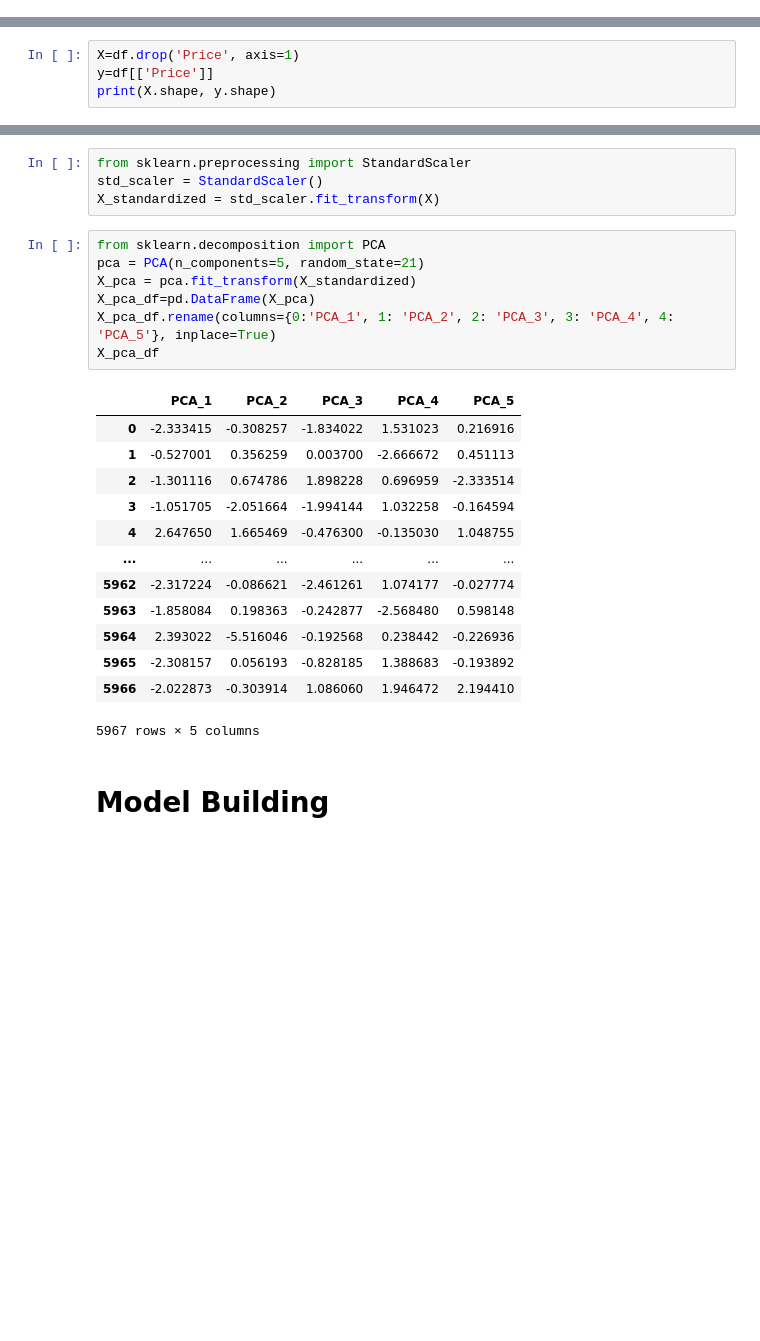
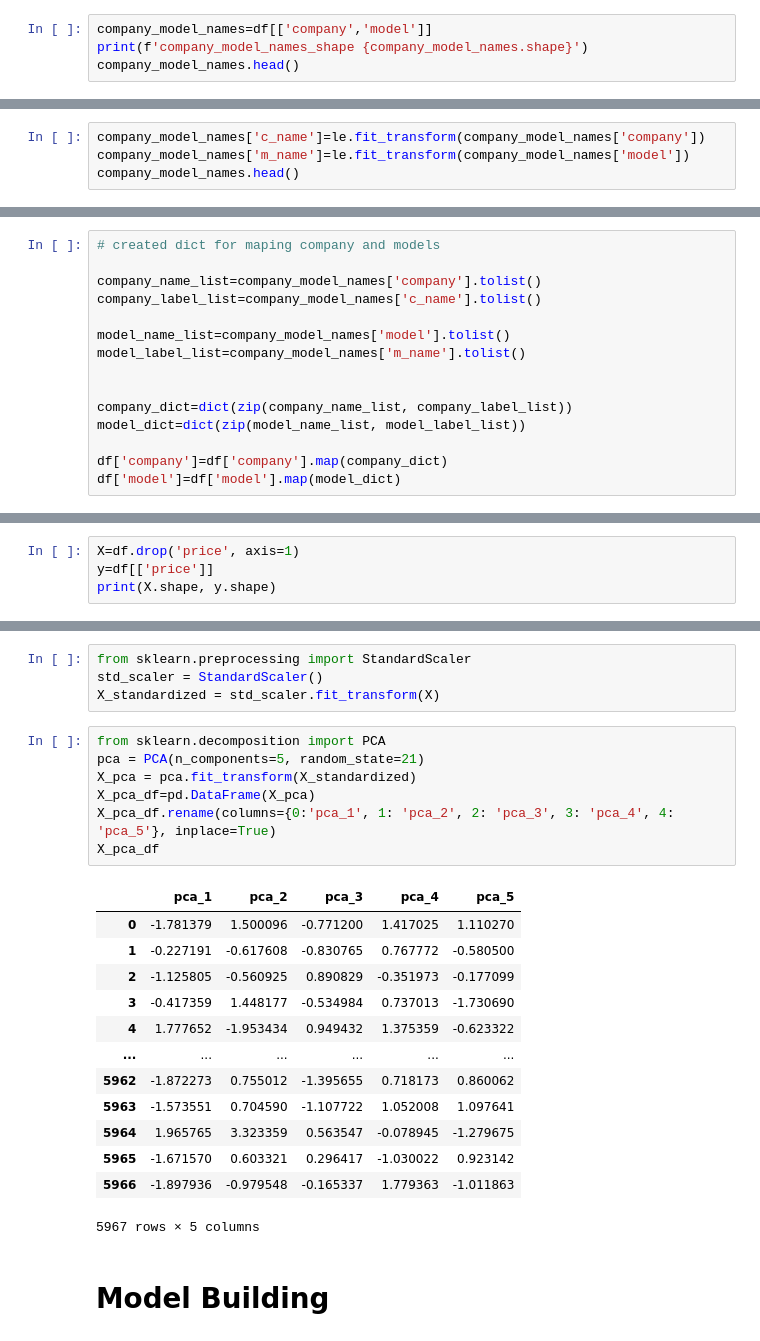
Before and after one commit to akshaypatil7015/Car-Price-Prediction, a Jupyter notebook: used-car-price-prediction-main.ipynb, the cells around one changed output, grey strips where cells are left out. Saved outputs shown, nothing was run; the diff lists cells and outputs as text; blank space fills up the shorter version.

Commit message:
Kaggle Notebook | used car price prediction main | Version 5

```diff
--- a/used-car-price-prediction-main.ipynb
+++ b/used-car-price-prediction-main.ipynb
@@ -194,0 +181,4 @@ Length: 248, dtype: int64
+# %%
+company_model_names=df[['company','model']]
+print(f'company_model_names_shape {company_model_names.shape}')
+company_model_names.head()
@@ -194,0 +193,4 @@ Length: 248, dtype: int64
+# %%
+company_model_names['c_name']=le.fit_transform(company_model_names['company'])
+company_model_names['m_name']=le.fit_transform(company_model_names['model'])
+company_model_names.head()
@@ -194,0 +214,15 @@ Length: 248, dtype: int64
+# %%
+# created dict for maping company and models
+
+company_name_list=company_model_names['company'].tolist()
+company_label_list=company_model_names['c_name'].tolist()
+
+model_name_list=company_model_names['model'].tolist()
+model_label_list=company_model_names['m_name'].tolist()
+
+
+company_dict=dict(zip(company_name_list, company_label_list))
+model_dict=dict(zip(model_name_list, model_label_list))
+
+df['company']=df['company'].map(company_dict)
+df['model']=df['model'].map(model_dict)
@@ -195,7 +238,7 @@ Length: 248, dtype: int64
 # %% [markdown]
 ## PCA
 # %%
-X=df.drop('Price', axis=1)
-y=df[['Price']]
+X=df.drop('price', axis=1)
+y=df[['price']]
 print(X.shape, y.shape)
 # %% [output]
@@ -207,23 +250,23 @@ X_standardized = std_scaler.fit_transform(X)
 # %%
 from sklearn.decomposition import PCA
 pca = PCA(n_components=5, random_state=21)
 X_pca = pca.fit_transform(X_standardized)
 X_pca_df=pd.DataFrame(X_pca)
-X_pca_df.rename(columns={0:'PCA_1', 1: 'PCA_2', 2: 'PCA_3', 3: 'PCA_4', 4: 'PCA_5'}, inplace=True)
+X_pca_df.rename(columns={0:'pca_1', 1: 'pca_2', 2: 'pca_3', 3: 'pca_4', 4: 'pca_5'}, inplace=True)
 X_pca_df
 # %% [output]
-|  | PCA_1 | PCA_2 | PCA_3 | PCA_4 | PCA_5 |
-| 0 | -2.333415 | -0.308257 | -1.834022 | 1.531023 | 0.216916 |
-| 1 | -0.527001 | 0.356259 | 0.003700 | -2.666672 | 0.451113 |
-| 2 | -1.301116 | 0.674786 | 1.898228 | 0.696959 | -2.333514 |
-| 3 | -1.051705 | -2.051664 | -1.994144 | 1.032258 | -0.164594 |
-| 4 | 2.647650 | 1.665469 | -0.476300 | -0.135030 | 1.048755 |
+|  | pca_1 | pca_2 | pca_3 | pca_4 | pca_5 |
+| 0 | -1.781379 | 1.500096 | -0.771200 | 1.417025 | 1.110270 |
+| 1 | -0.227191 | -0.617608 | -0.830765 | 0.767772 | -0.580500 |
+| 2 | -1.125805 | -0.560925 | 0.890829 | -0.351973 | -0.177099 |
+| 3 | -0.417359 | 1.448177 | -0.534984 | 0.737013 | -1.730690 |
+| 4 | 1.777652 | -1.953434 | 0.949432 | 1.375359 | -0.623322 |
 | ... | ... | ... | ... | ... | ... |
-| 5962 | -2.317224 | -0.086621 | -2.461261 | 1.074177 | -0.027774 |
-| 5963 | -1.858084 | 0.198363 | -0.242877 | -2.568480 | 0.598148 |
-| 5964 | 2.393022 | -5.516046 | -0.192568 | 0.238442 | -0.226936 |
-| 5965 | -2.308157 | 0.056193 | -0.828185 | 1.388683 | -0.193892 |
-| 5966 | -2.022873 | -0.303914 | 1.086060 | 1.946472 | 2.194410 |
+| 5962 | -1.872273 | 0.755012 | -1.395655 | 0.718173 | 0.860062 |
+| 5963 | -1.573551 | 0.704590 | -1.107722 | 1.052008 | 1.097641 |
+| 5964 | 1.965765 | 3.323359 | 0.563547 | -0.078945 | -1.279675 |
+| 5965 | -1.671570 | 0.603321 | 0.296417 | -1.030022 | 0.923142 |
+| 5966 | -1.897936 | -0.979548 | -0.165337 | 1.779363 | -1.011863 |
 5967 rows × 5 columns
 # %% [markdown]
 # Model Building
```
Also changed, not shown: parts of 41 cells of this notebook.
